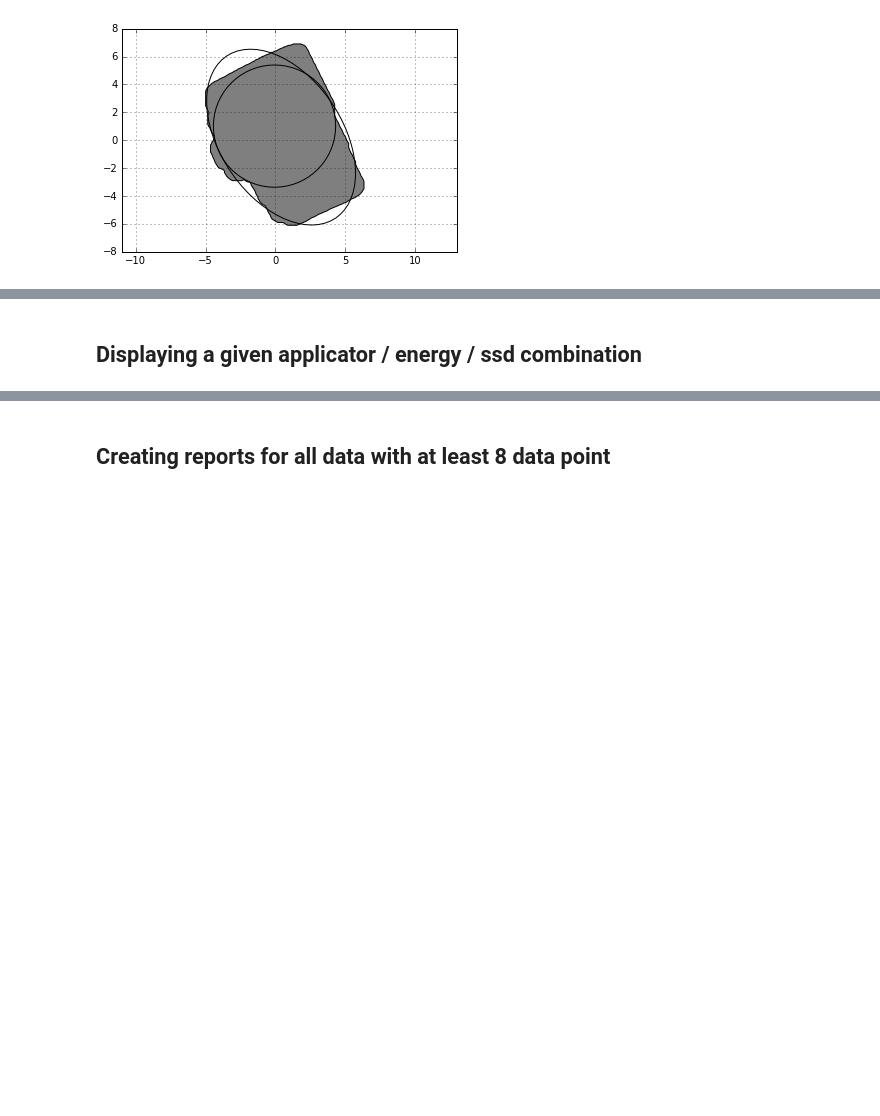
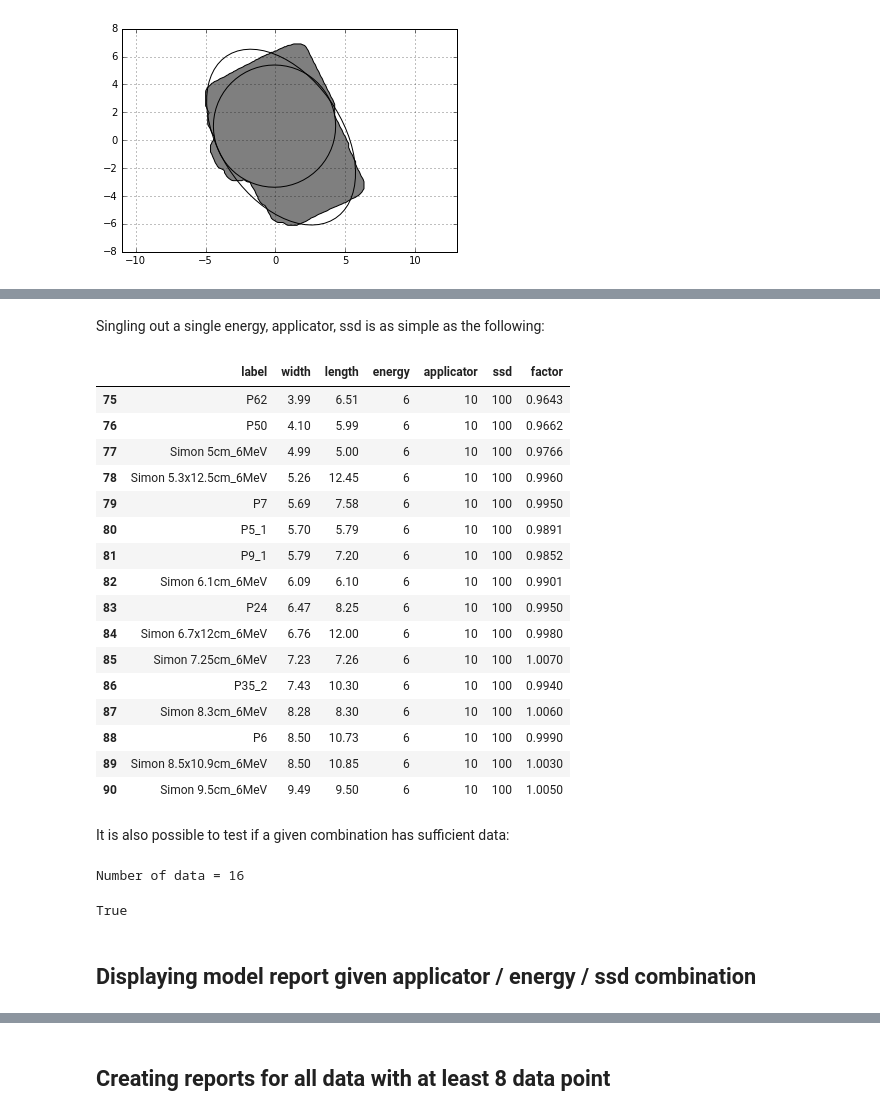
Before and after one commit to SimonBiggs/electroninserts_bundle, a Jupyter notebook: electroninserts_notebook.ipynb, the cells around one changed output, grey strips where cells are left out. Cells and saved outputs as stored; diff of their text form; code cells hidden in the pictures; blank space fills up the shorter version.

Commit message:
updated to report creation

```diff
--- a/electroninserts_notebook.ipynb
+++ b/electroninserts_notebook.ipynb
@@ -181,2 +366,44 @@ Length = 14.00 cm
+# %% [markdown]
+Singling out a single energy, applicator, ssd is as simple as the following:
+# %%
+energy = 6
+applicator = 10
+ssd = 100
+
+reference = (
+    (data['energy'] == energy) &
+    (data['applicator'] == applicator) &
+    (data['ssd'] == ssd)
+)
+
+data[reference]
+# %% [output]
+|  | label | width | length | energy | applicator | ssd | factor |
+| 75 | P62 | 3.99 | 6.51 | 6 | 10 | 100 | 0.9643 |
+| 76 | P50 | 4.10 | 5.99 | 6 | 10 | 100 | 0.9662 |
+| 77 | Simon 5cm_6MeV | 4.99 | 5.00 | 6 | 10 | 100 | 0.9766 |
+| 78 | Simon 5.3x12.5cm_6MeV | 5.26 | 12.45 | 6 | 10 | 100 | 0.9960 |
+| 79 | P7 | 5.69 | 7.58 | 6 | 10 | 100 | 0.9950 |
+| 80 | P5_1 | 5.70 | 5.79 | 6 | 10 | 100 | 0.9891 |
+| 81 | P9_1 | 5.79 | 7.20 | 6 | 10 | 100 | 0.9852 |
+| 82 | Simon 6.1cm_6MeV | 6.09 | 6.10 | 6 | 10 | 100 | 0.9901 |
+| 83 | P24 | 6.47 | 8.25 | 6 | 10 | 100 | 0.9950 |
+| 84 | Simon 6.7x12cm_6MeV | 6.76 | 12.00 | 6 | 10 | 100 | 0.9980 |
+| 85 | Simon 7.25cm_6MeV | 7.23 | 7.26 | 6 | 10 | 100 | 1.0070 |
+| 86 | P35_2 | 7.43 | 10.30 | 6 | 10 | 100 | 0.9940 |
+| 87 | Simon 8.3cm_6MeV | 8.28 | 8.30 | 6 | 10 | 100 | 1.0060 |
+| 88 | P6 | 8.50 | 10.73 | 6 | 10 | 100 | 0.9990 |
+| 89 | Simon 8.5x10.9cm_6MeV | 8.50 | 10.85 | 6 | 10 | 100 | 1.0030 |
+| 90 | Simon 9.5cm_6MeV | 9.49 | 9.50 | 6 | 10 | 100 | 1.0050 |
+# %% [markdown]
+It is also possible to test if a given combination has sufficient data:
+# %%
+number_of_data = len(data[reference])
+print("Number of data = {}".format(number_of_data))
+
+number_of_data >= 8
+# %% [output]
+Number of data = 16
+True
 # %% [markdown]
-## Displaying a given applicator / energy / ssd combination
+## Displaying model report given applicator / energy / ssd combination
```
Also changed, not shown: parts of 14 cells of this notebook, 10 other files.
